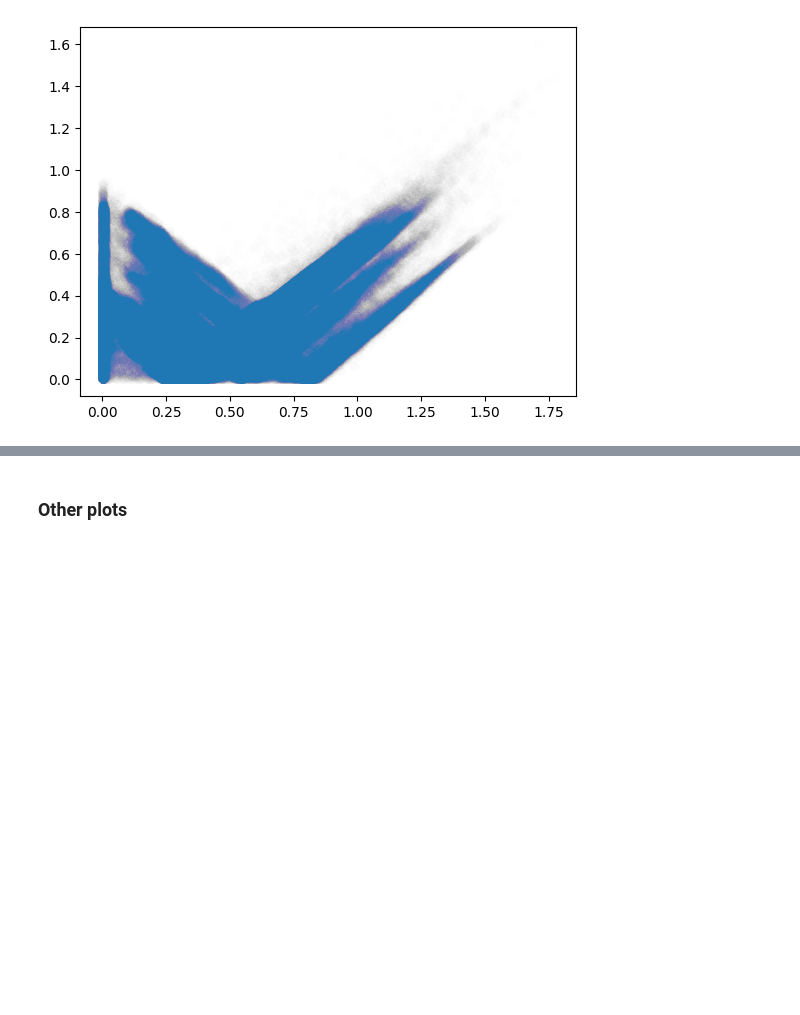
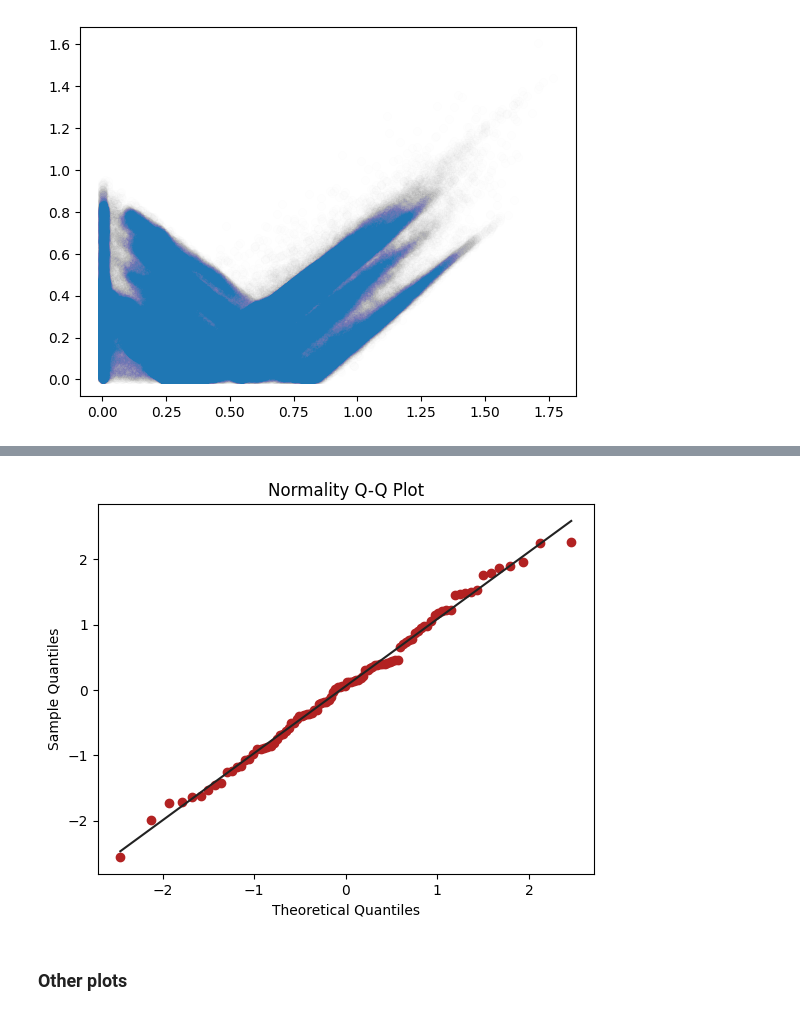
Before and after one commit to linaskerath/RP_Greenland, a Jupyter notebook: Scripts/xx_model_performance_analysis.ipynb, the cells around one changed output, grey strips where cells are left out. Saved outputs shown, nothing was run; the diff lists cells and outputs as text; code cells hidden in the pictures; blank space fills up the shorter version.

```diff
--- a/Scripts/xx_model_performance_analysis.ipynb
+++ b/Scripts/xx_model_performance_analysis.ipynb
@@ -183,3 +135,29 @@ plt.scatter(data_predicted['opt_value'], data_predicted['error_prediction'], alp
+# %%
+
+import scipy.stats as stats
+import numpy as np
+
+# Generate random data
+np.random.seed(0)
+data = np.random.normal(loc=0, scale=1, size=100)
+#data = pred['error_prediction2']
+
+# Create a Normality Q-Q plot
+fig, ax = plt.subplots()
+stats.probplot(data, plot=ax, fit=True)
+
+ax.get_lines()[0].set_color('firebrick')
+ax.get_lines()[1].set_color('#222222')
+
+
+# Set labels and title
+ax.set_xlabel('Theoretical Quantiles')
+ax.set_ylabel('Sample Quantiles')
+ax.set_title('Normality Q-Q Plot')
+
+plt.show()
+# %% [output]
+[figure, added]
 # %% [markdown]
 ### Other plots
 # %% [markdown]
```
Also changed, not shown: parts of 12 cells of this notebook.
